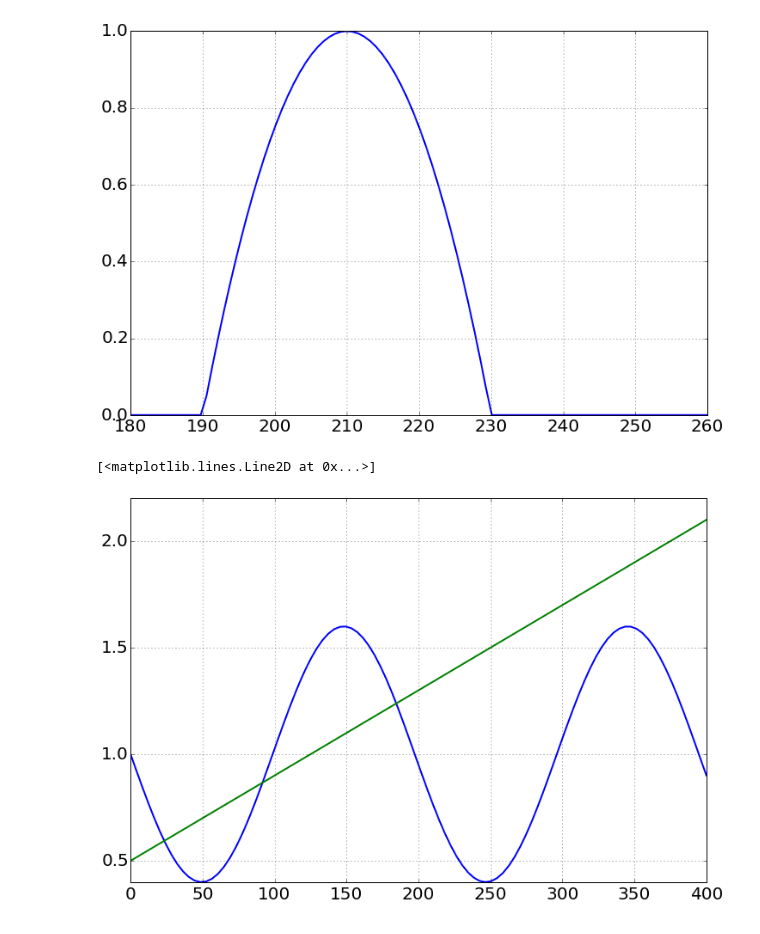
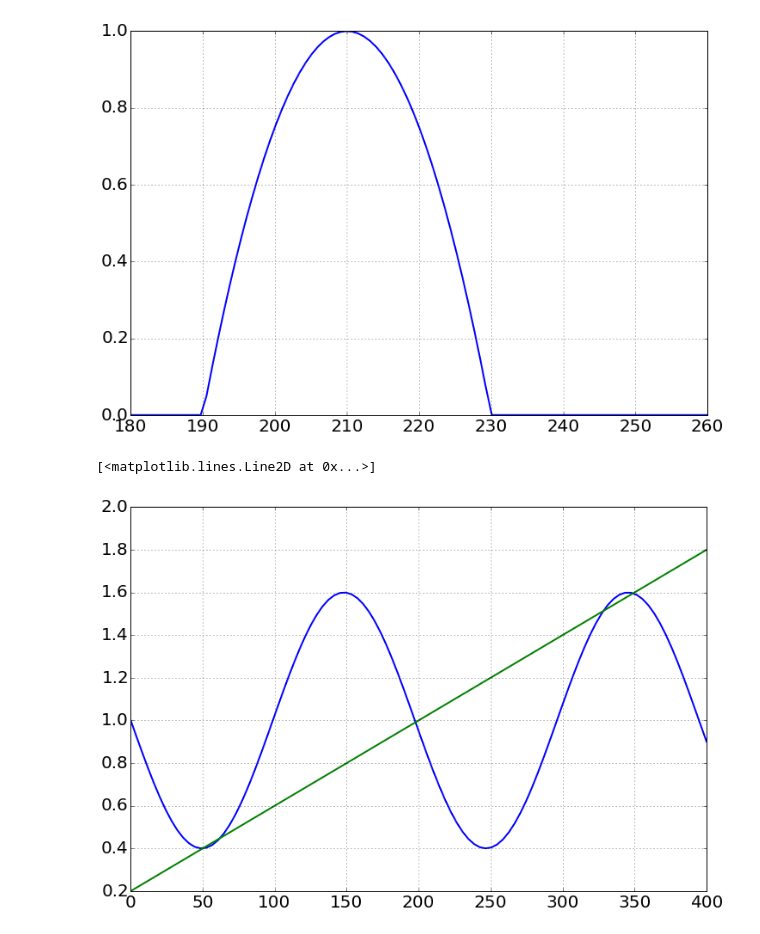
Before and after one commit to bblais/Systems-Modeling-Spring-2015-Notebooks, a Jupyter notebook: Tuesday Apr 14 2015 - Daisyworld.ipynb, the cells around one changed output. Drawn from its saved outputs; the diff is of its cells as text; code cells hidden in the pictures.

```diff
--- a/Tuesday Apr 14 2015 - Daisyworld.ipynb
+++ b/Tuesday Apr 14 2015 - Daisyworld.ipynb
@@ -24,16 +24,16 @@ plot(T,y)
 # %%
 def oscillation(t):
     return 1.0-0.60*sin(t/pi/10)
 
 def ramp(t):
-    return 0.5+0.004*t
+    return 0.2+0.004*t
 
 t=linspace(0,400,100)
 plot(t,oscillation(t))
 plot(t,ramp(t))
 # %% [output]
 [<matplotlib.lines.Line2D at 0x...>]
-[figure, old version]
+[figure, new version]
 # %%
 
 sim=Simulation()
```
Also changed, not shown: parts of 6 cells of this notebook, 1 other file.
